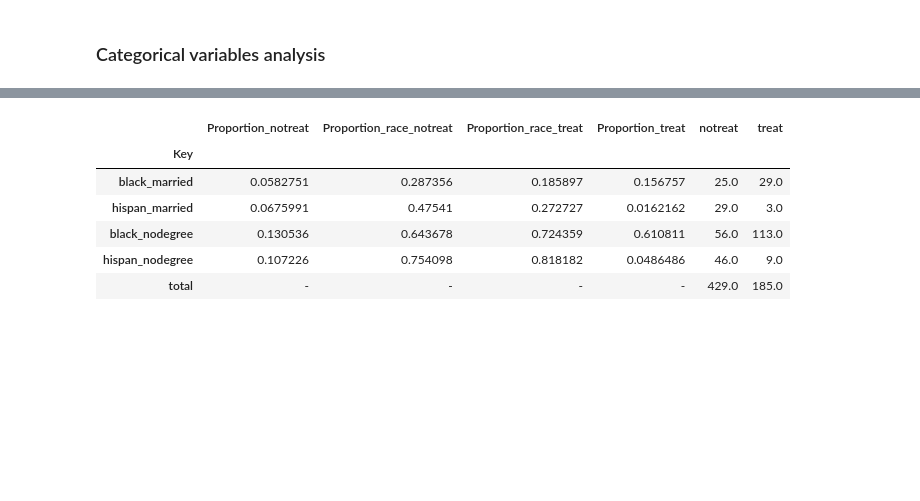
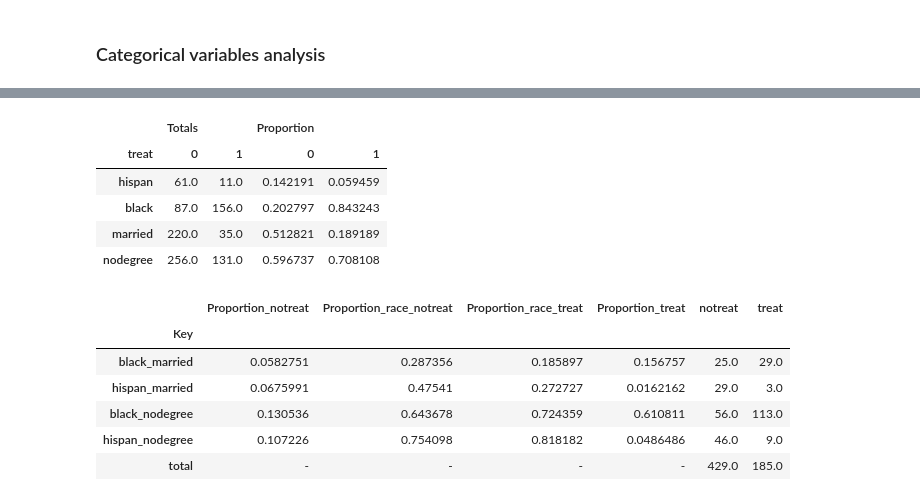
Before and after one commit to zenhaeus/cs-401, a Jupyter notebook: 04 - Applied ML/Homework-04.ipynb, the cells around one changed output, grey strips where cells are left out. Drawn from its saved outputs; the diff is of its cells as text; code cells hidden in the pictures; blank space fills up the shorter version.

```diff
--- a/04 - Applied ML/Homework-04.ipynb
+++ b/04 - Applied ML/Homework-04.ipynb
@@ -320,4 +342,25 @@ categorical
 | total | - | - | 429.0 | 185.0 |
+# %%
+features = ['hispan', 'black', 'married', 'nodegree']
+
+t1 = df.groupby(['treat'])[features].sum()
+t1.index.name = 'treat'
+t2 = df.groupby(['treat'])[features].count()
+t2.index.name = 'treat'
+
+t3 = t1.div(t2)
+
+res = pd.concat([t1, t3], axis=0, keys=['Totals', 'Proportion']).T
+
+res
+#t1.merge(t3, left_index=True, right_index=True)
+# %% [output]
+|  | Totals |  | Proportion |  |
+| treat | 0 | 1 | 0 | 1 |
+| hispan | 61.0 | 11.0 | 0.142191 | 0.059459 |
+| black | 87.0 | 156.0 | 0.202797 | 0.843243 |
+| married | 220.0 | 35.0 | 0.512821 | 0.189189 |
+| nodegree | 256.0 | 131.0 | 0.596737 | 0.708108 |
 # %%
 black_treat=treat[treat['black']==1].sum()
 hispan_treat=treat[treat['hispan']==1].sum()
```
Also changed, not shown: parts of 9 cells of this notebook.
